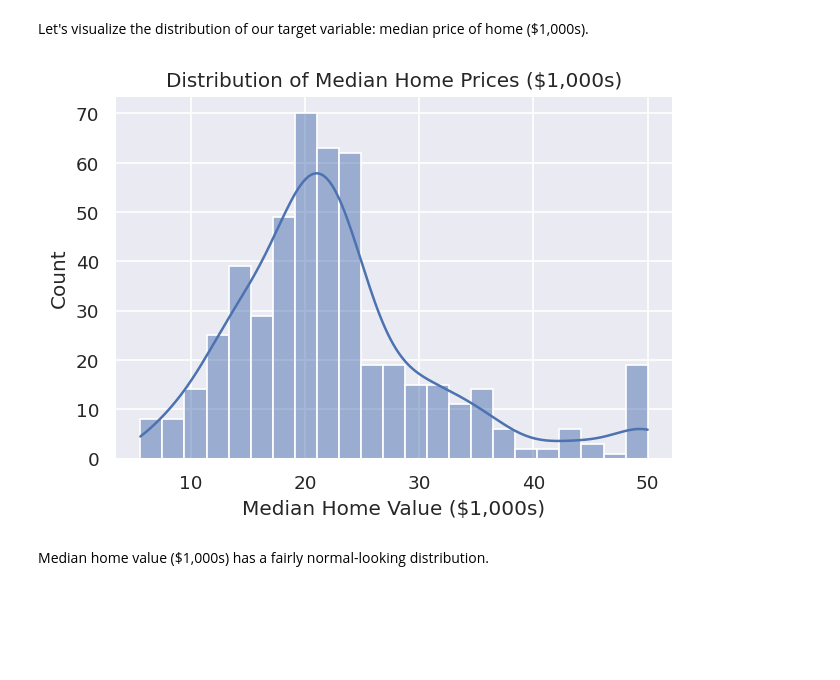
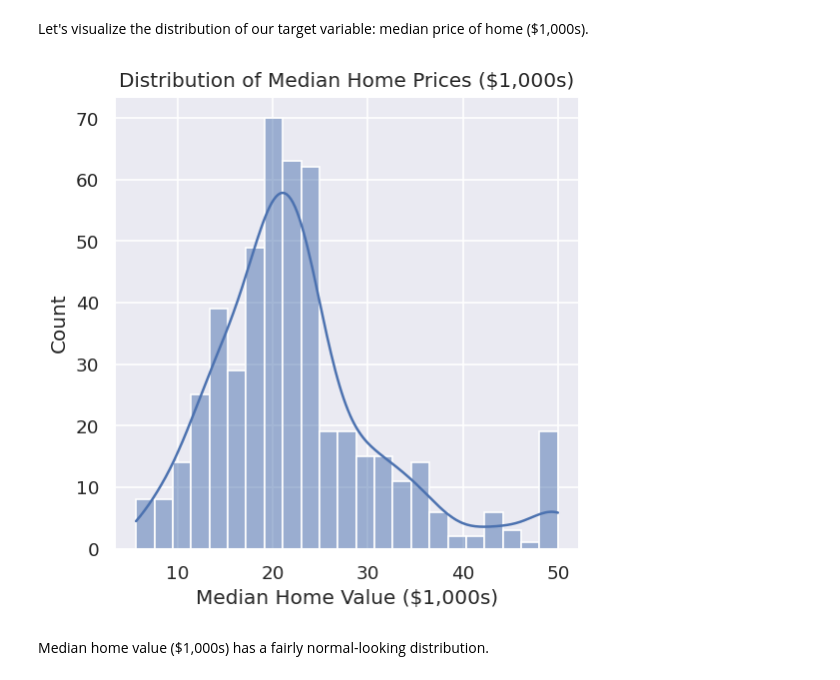
Before and after one commit to yanezdavid/Predicting-Home-Prices, a Jupyter notebook: Predicting_Home_Prices.ipynb, the cells around one changed output. Saved outputs shown, nothing was run; the diff lists cells and outputs as text; code cells hidden in the pictures; blank space fills up the shorter version.

```diff
--- a/Predicting_Home_Prices.ipynb
+++ b/Predicting_Home_Prices.ipynb
@@ -201,14 +204,16 @@ plt.ylabel('Low Socioeconomic Status in Population (%)', fontsize=10);
 # %% [markdown]
 Let's visualize the distribution of our target variable: median price of home ($1,000s).
 # %%
+plt.figure(figsize=(5, 5));
+
 sns.histplot(x=df['MEDV'],
              kde=True);
 
 plt.xlabel('Median Home Value ($1,000s)')
 
 plt.title('Distribution of Median Home Prices ($1,000s)');
 # %% [output]
-[figure, old version]
+[figure, new version]
 # %% [markdown]
 Median home value ($1,000s) has a fairly normal-looking distribution.
 # %% [markdown]
```
Also changed, not shown: parts of 4 cells of this notebook.
